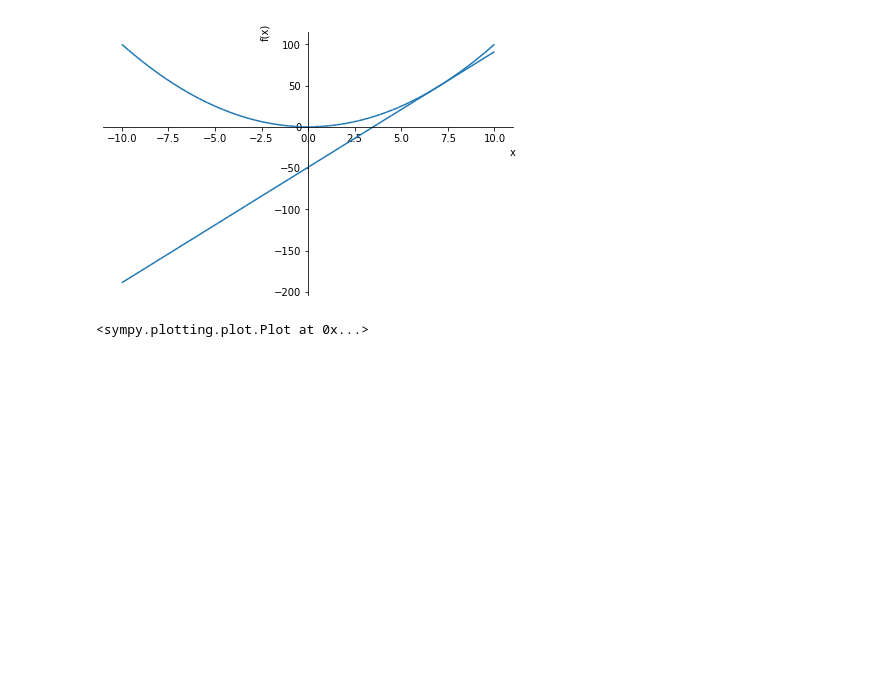
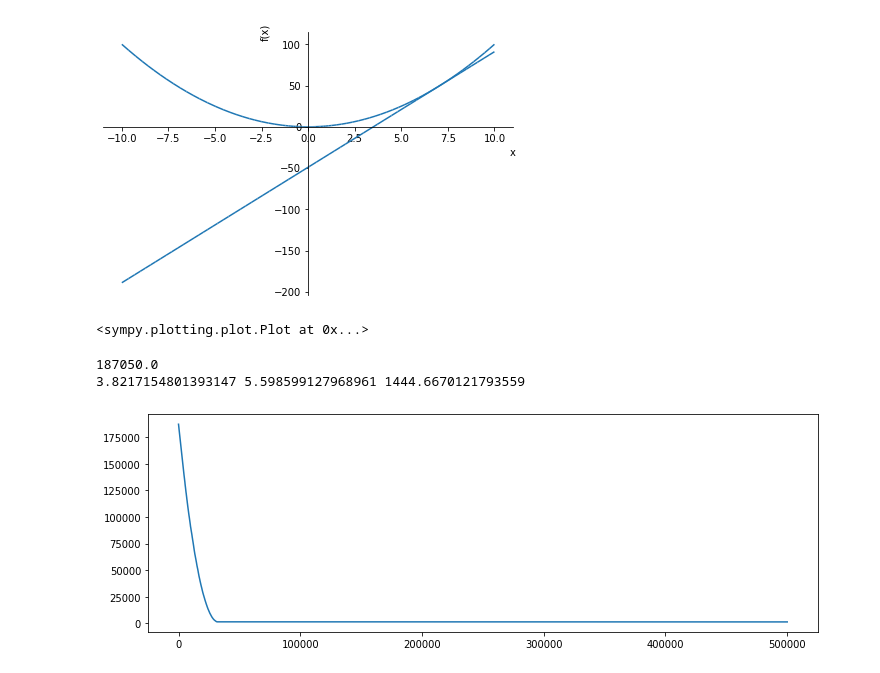
Before and after one commit to 1024xx4/middle_school_math, a Jupyter notebook: sections/the_load_to_machine_learning.ipynb, the cells around one changed output. Drawn from its saved outputs; the diff is of its cells as text; code cells hidden in the pictures; blank space fills up the shorter version.

```diff
--- a/sections/the_load_to_machine_learning.ipynb
+++ b/sections/the_load_to_machine_learning.ipynb
@@ -46,3 +48,58 @@ $\displaystyle 2 x$
 $\displaystyle 14 x - 49$
 [figure]
 <sympy.plotting.plot.Plot at 0x...>
+# %%
+# 8-7 Graph the change in the sum of squares of "deviation".
+import matplotlib.pyplot as plt
+import random
+import csv
+
+# Data.
+dx = []
+dy = []
+with open('csv/score.csv', newline='') as f:
+    reader = csv.reader(f)
+    for row in reader:
+        dx.append(int(row[0]))
+        dy.append(int(row[1]))
+
+# Initial value.
+a = 0.0  # Slope of straight line.
+b = 0.0  # Intercept.
+
+# Sum of squares of "deviation" with y=0
+min_res = 0.0
+for i in range(20):
+    y = a * dx[i] + b
+    min_res += (dy[i] - y) ** 2
+print(min_res)
+
+dat = []  # Minimum value of sum of squares of "deviation".
+for i in range(500_000):
+    # Determine slope and intercept update amount.
+    wa = (random.random() - 0.5) * 0.001
+    wb = (random.random() - 0.5) * 0.001
+
+    # Sum of squares of "deviation".
+    res = 0
+    for j in range(20):
+        y = (a + wa) * dx[j] + (b + wb)
+        res += (dy[j] - y) ** 2
+
+    # Update value.
+    if res < min_res:
+        min_res = res # Temporary minimum value.
+        a = a + wa # Slope.
+        b = b + wb # Intercept.
+    dat.append(min_res) # Add minimum value.
+
+print(a, b, min_res)
+
+# Show graph.
+plt.figure(figsize=(12, 4))
+plt.plot(dat)
+plt.show()
+# %% [output]
+187050.0
+3.8217154801393147 5.598599127968961 1444.6670121793559
+[figure, added]
```
Also changed, not shown: parts of 1 cell of this notebook.
